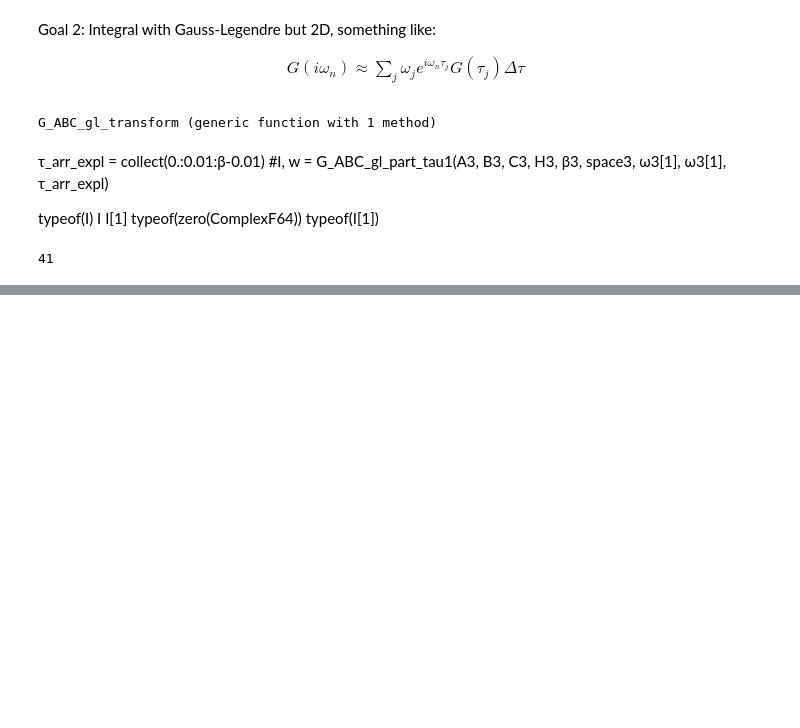
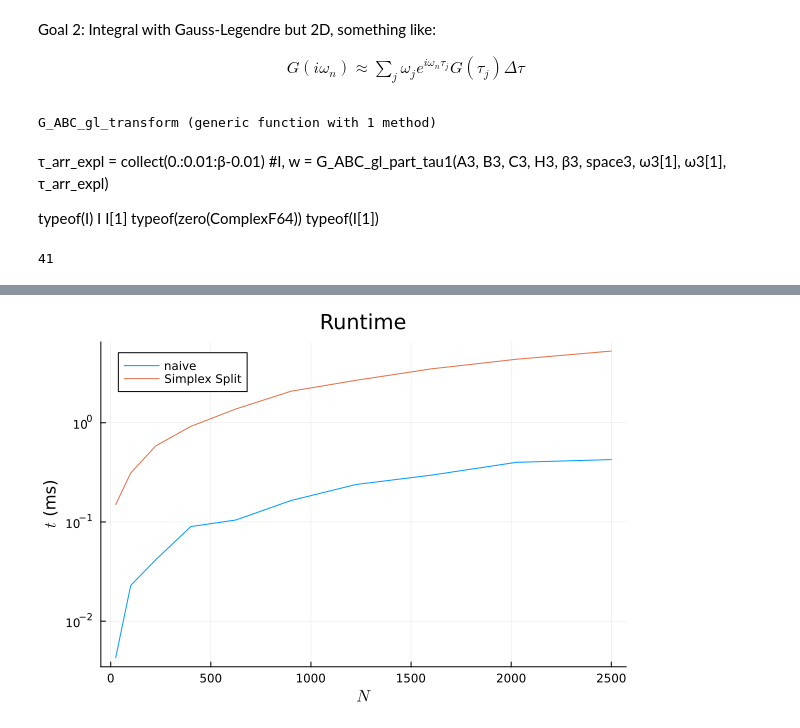
Before and after one commit to SuperMX/HubbardIR, a Jupyter notebook: 3-point Fourier Transform of Green's Functions with Intermediate Representations on Hubbard Models.ipynb, the cells around one changed output, grey strips where cells are left out. Saved outputs shown, nothing was run; the diff lists cells and outputs as text; code cells hidden in the pictures; blank space fills up the shorter version.

```diff
--- a/3-point Fourier Transform of Green's Functions with Intermediate Representations on Hubbard Models.ipynb
+++ b/3-point Fourier Transform of Green's Functions with Intermediate Representations on Hubbard Models.ipynb
@@ -652,0 +749,13 @@ plot!(ω3, transform3_Lehmann[x_cut,:], label = ["analytical"])
+# %%
+plot([numpointss_Naive],[runtime_Naive],
+    title = "Runtime",
+    label = ["naive" "Gauss-Konrod adaptive" "Gauss-Legendre"],
+    yaxis =:log,
+    lw = 1, xlabel = L"N", ylabel = L"t"*" (ms)", fmt = :png)
+plot!([numpointss_SimplexSplit],[runtime_SimplexSplit],
+    title = "Runtime",
+    label = ["Simplex Split" "Gauss-Legendre"],
+    yaxis =:log,
+    lw = 1, xlabel = L"N", ylabel = L"t"*" (ms)", fmt = :png)
+# %% [output]
+[figure, added]
```
Also changed, not shown: parts of 32 cells of this notebook, 4 other files.
